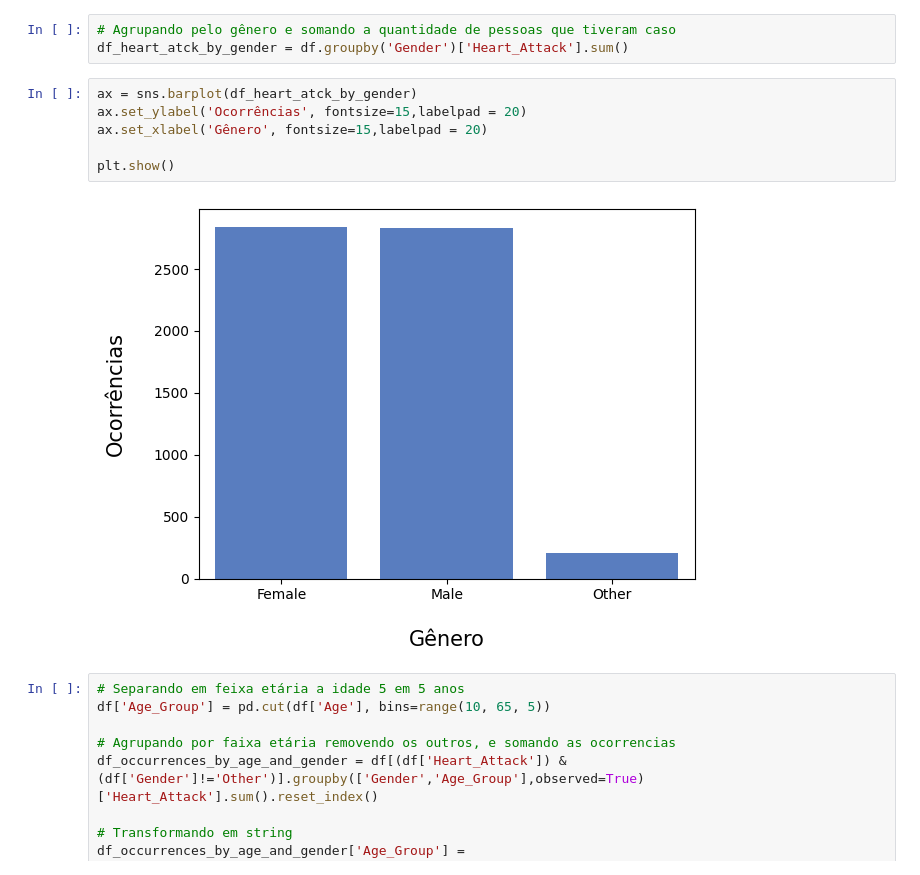
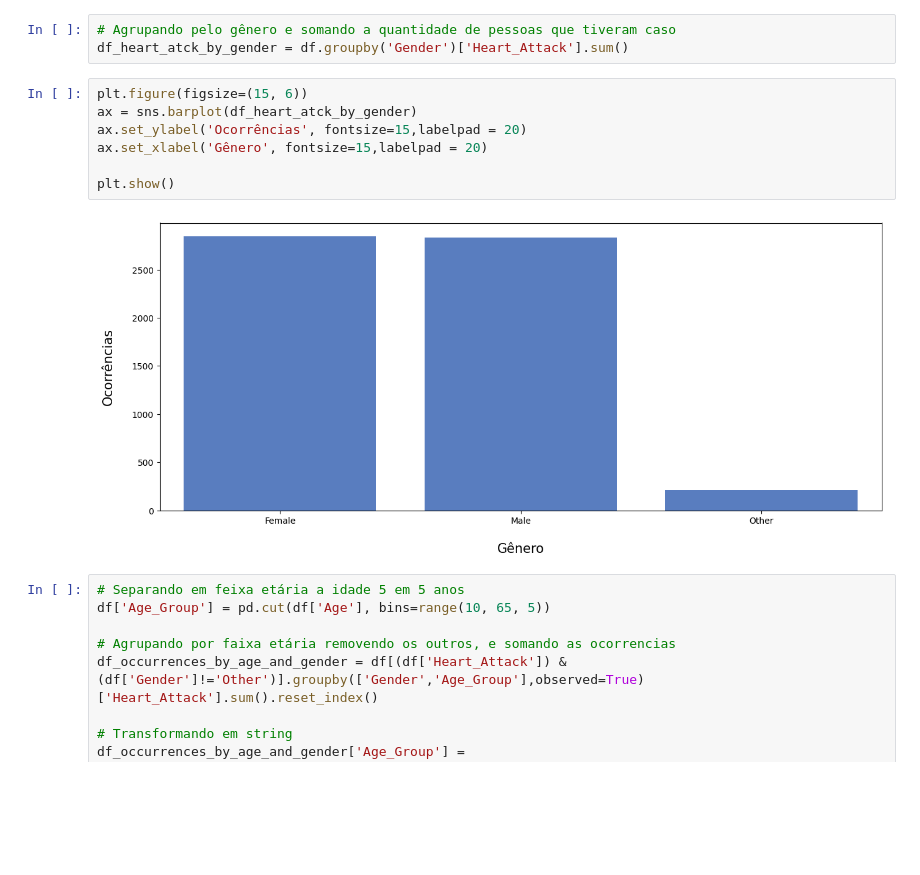
Before and after one commit to Gui-Leao/Heart-Attack-Prediction, a Jupyter notebook: EDA.ipynb, the cells around one changed output. Drawn from its saved outputs; the diff is of its cells as text; blank space fills up the shorter version.

```diff
--- a/EDA.ipynb
+++ b/EDA.ipynb
@@ -155,13 +158,14 @@ df[df.duplicated()]
 # Agrupando pelo gênero e somando a quantidade de pessoas que tiveram caso
 df_heart_atck_by_gender = df.groupby('Gender')['Heart_Attack'].sum()
 # %%
+plt.figure(figsize=(15, 6))
 ax = sns.barplot(df_heart_atck_by_gender)
 ax.set_ylabel('Ocorrências', fontsize=15,labelpad = 20)
 ax.set_xlabel('Gênero', fontsize=15,labelpad = 20)
 
 plt.show()
 # %% [output]
-[figure, old version]
+[figure, new version]
 # %%
 # Separando em feixa etária a idade 5 em 5 anos
 df['Age_Group'] = pd.cut(df['Age'], bins=range(10, 65, 5))
```
Also changed, not shown: parts of 18 cells of this notebook.
